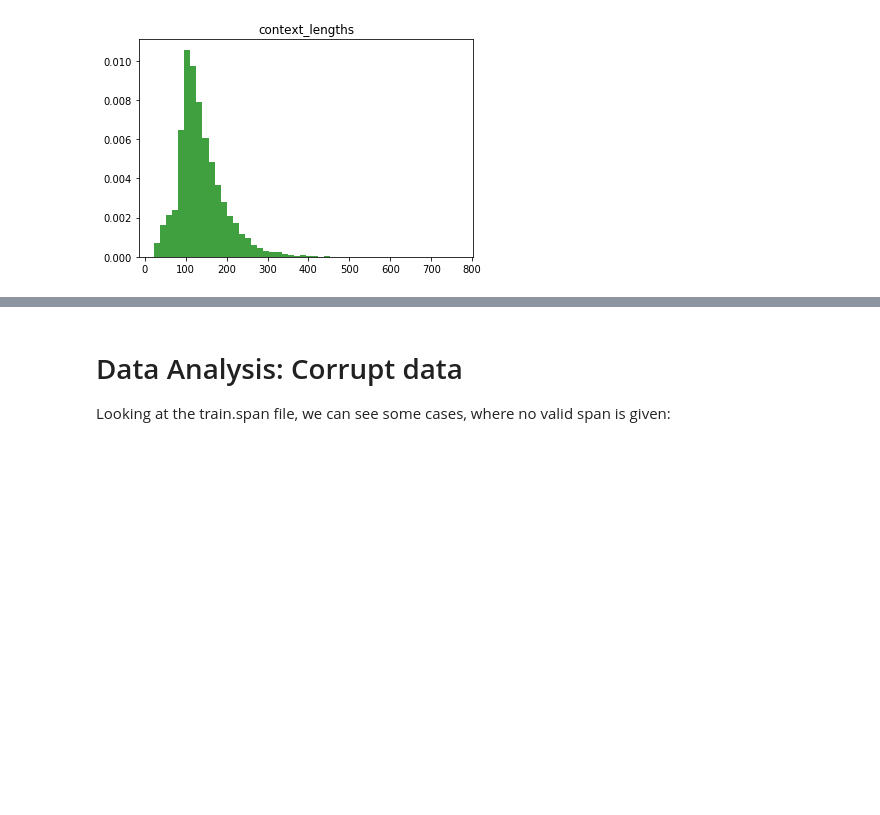
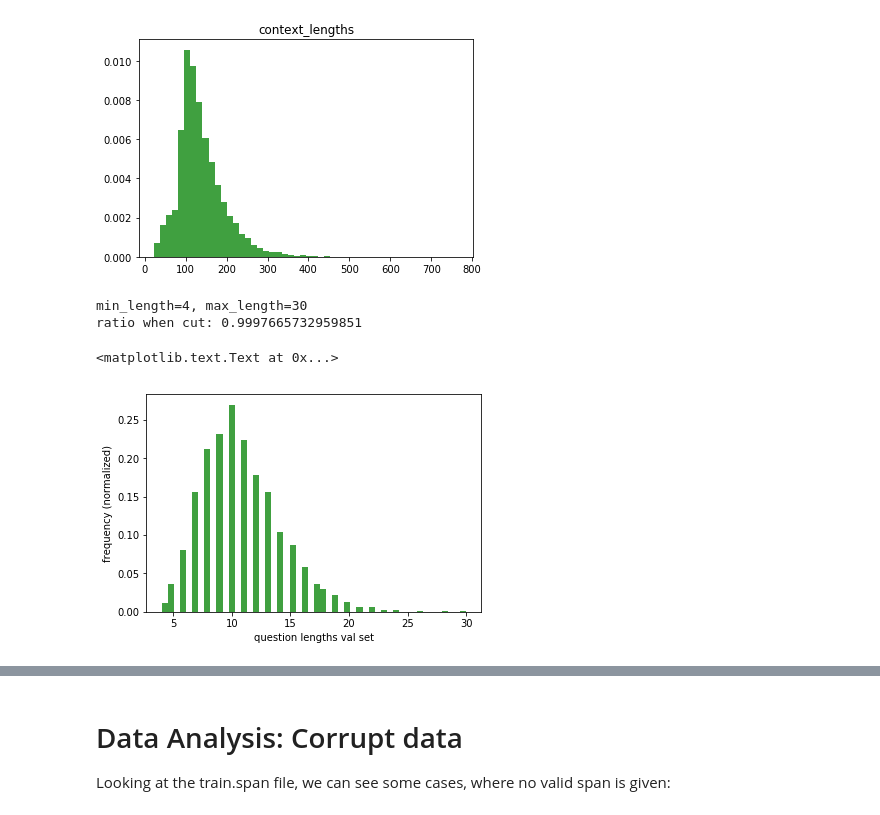
Before and after one commit to thomasfermi/Dynamic-Coattention-Network-for-SQuAD, a Jupyter notebook: Experimentation_Notebooks/Data_Analysis_length_of_context_and_question.ipynb, the cells around one changed output, grey strips where cells are left out. Saved outputs shown, nothing was run; the diff lists cells and outputs as text; code cells hidden in the pictures; blank space fills up the shorter version.

```diff
--- a/Experimentation_Notebooks/Data_Analysis_length_of_context_and_question.ipynb
+++ b/Experimentation_Notebooks/Data_Analysis_length_of_context_and_question.ipynb
@@ -9,7 +9,9 @@ Data Analysis: Paragraph lengths
 We need to know what values to put for maximum context length and maximum question length. Hence we have a short look at the data
 # %%
 question_filename = data_dir + "train.ids.question"
+question_val_filename = data_dir + "val.ids.question"
 context_filename = data_dir + "train.ids.context"
+context_val_filename = data_dir + "val.ids.context"
 # %%
 def len_histo(filename,cut=None):
     with open(filename, 'r') as f:
@@ -40,3 +42,13 @@ min_length=22, max_length=766
 ratio when cut: 0.998046347037574
 <matplotlib.text.Text at 0x...>
 [figure]
+# %%
+len_histo(question_val_filename,cut=30)
+plt.xlabel("question lengths val set")
+plt.ylabel("frequency (normalized)")
+#plot suggests that we can cut at 30 (99.977% of the data has length < 30). I we want all, we need to cut at 60
+# %% [output]
+min_length=4, max_length=30
+ratio when cut: 0.9997665732959851
+<matplotlib.text.Text at 0x...>
+[figure, added]
```
Also changed, not shown: parts of 1 cell of this notebook, 1 other file.
